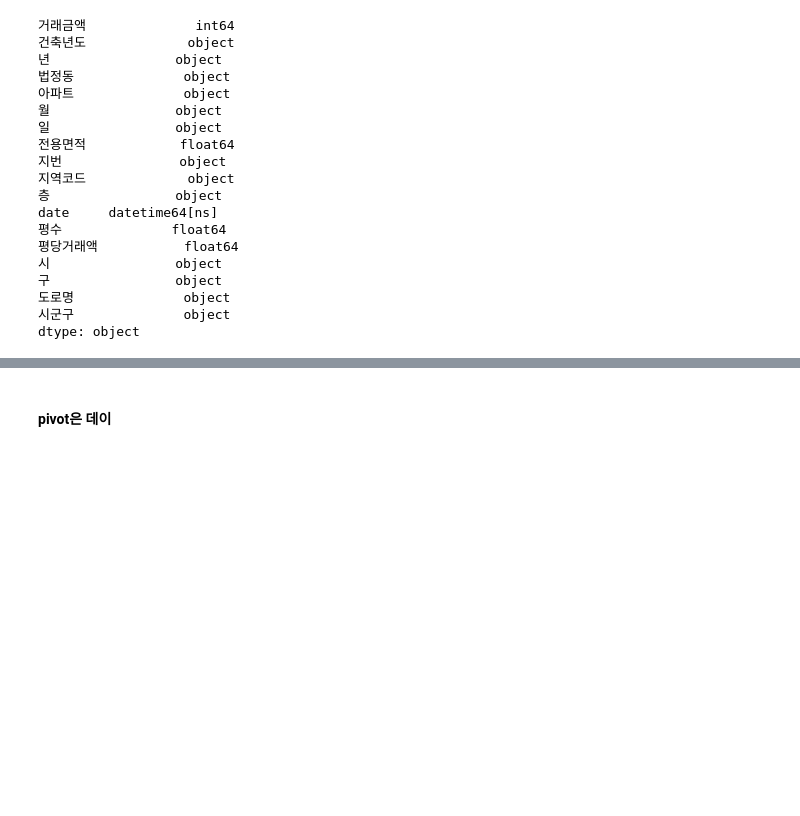
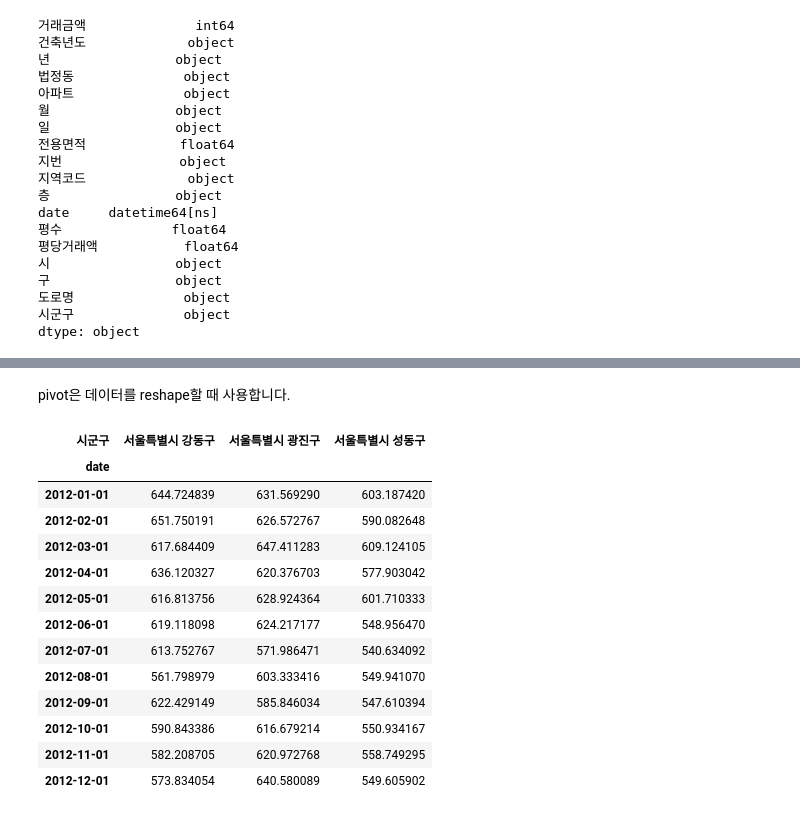
Before and after one commit to rudalson/data-analysis-note, a Jupyter notebook: realestate/notebook/시군구별_평당_가격변화.ipynb, the cells around one changed output, grey strips where cells are left out. Drawn from its saved outputs; the diff is of its cells as text; code cells hidden in the pictures; blank space fills up the shorter version.

```diff
--- a/realestate/notebook/시군구별_평당_가격변화.ipynb
+++ b/realestate/notebook/시군구별_평당_가격변화.ipynb
@@ -169,2 +173,2 @@ df_grp.head(10)
-# %% [markdown]
-#### pivot은 데이
+# %% [markdown]
+pivot은 데이터를 reshape할 때 사용합니다.
@@ -170,0 +177,17 @@ df_grp.head(10)
+# %%
+df_pivot.head(12)
+# %% [output]
+| 시군구 | 서울특별시 강동구 | 서울특별시 광진구 | 서울특별시 성동구 |
+| date |  |  |  |
+| 2012-01-01 | 644.724839 | 631.569290 | 603.187420 |
+| 2012-02-01 | 651.750191 | 626.572767 | 590.082648 |
+| 2012-03-01 | 617.684409 | 647.411283 | 609.124105 |
+| 2012-04-01 | 636.120327 | 620.376703 | 577.903042 |
+| 2012-05-01 | 616.813756 | 628.924364 | 601.710333 |
+| 2012-06-01 | 619.118098 | 624.217177 | 548.956470 |
+| 2012-07-01 | 613.752767 | 571.986471 | 540.634092 |
+| 2012-08-01 | 561.798979 | 603.333416 | 549.941070 |
+| 2012-09-01 | 622.429149 | 585.846034 | 547.610394 |
+| 2012-10-01 | 590.843386 | 616.679214 | 550.934167 |
+| 2012-11-01 | 582.208705 | 620.972768 | 558.749295 |
+| 2012-12-01 | 573.834054 | 640.580089 | 549.605902 |
```
Also changed, not shown: parts of 5 cells of this notebook.
